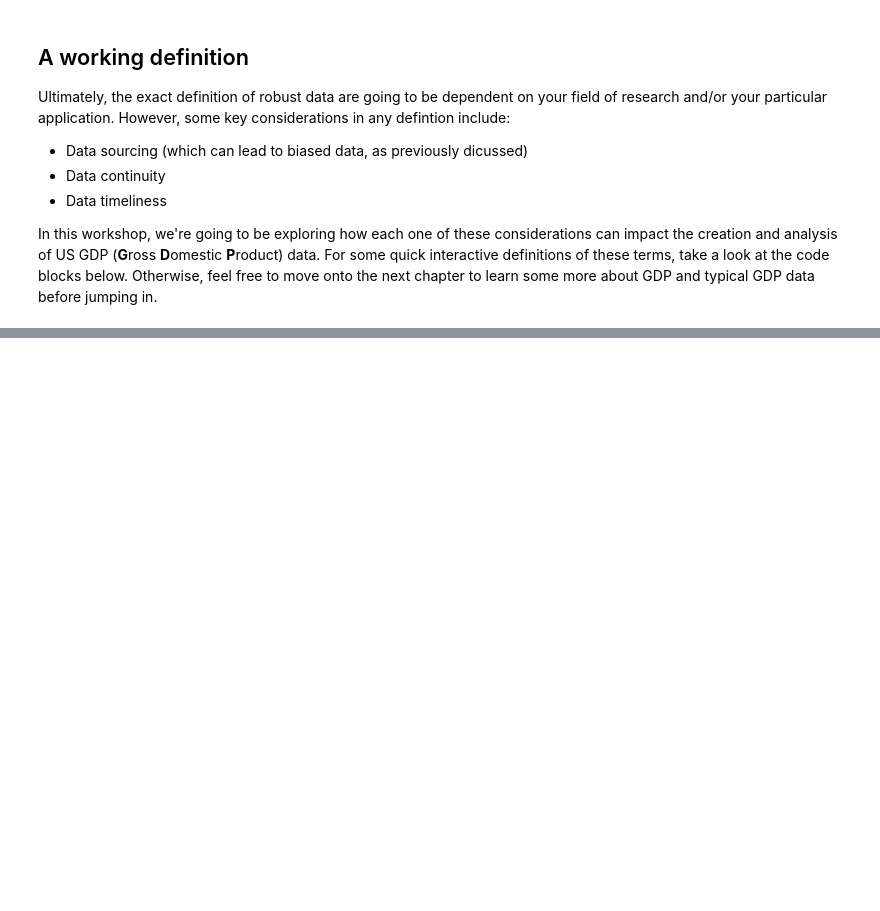
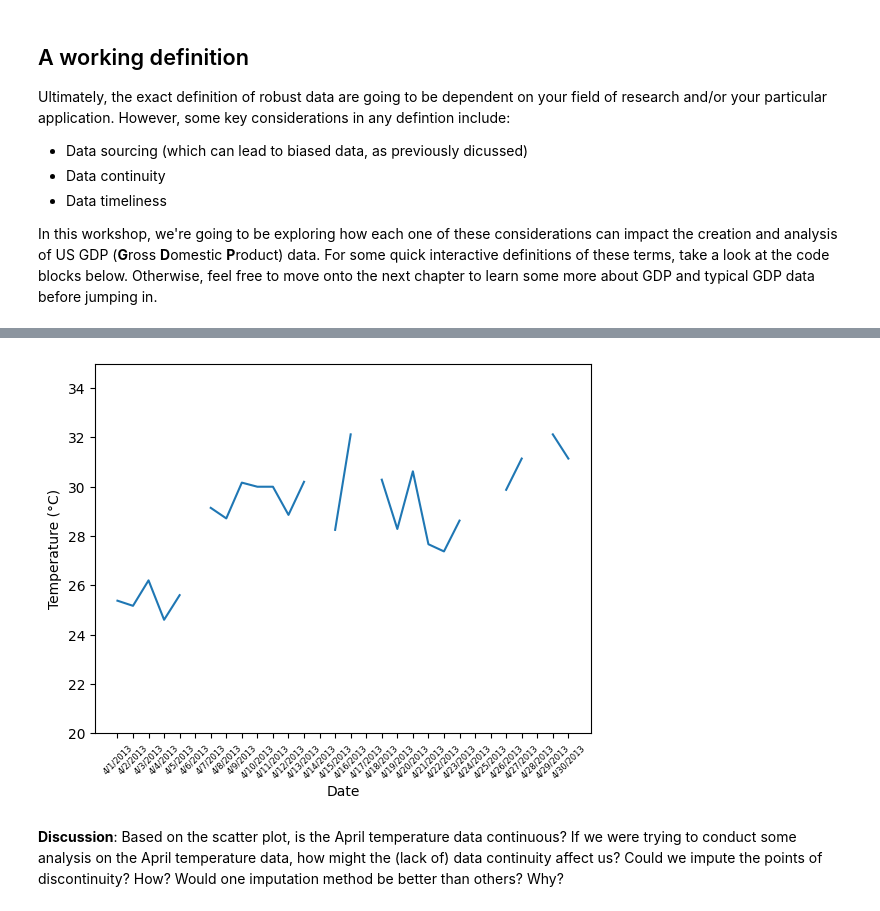
Before and after one commit to roflauren-roflauren/GearUp-MessyData, a Jupyter notebook: fall_2022/chapters/motivation.ipynb, the cells around one changed output, grey strips where cells are left out. Drawn from its saved outputs; the diff is of its cells as text; code cells hidden in the pictures; blank space fills up the shorter version.

```diff
--- a/fall_2022/chapters/motivation.ipynb
+++ b/fall_2022/chapters/motivation.ipynb
@@ -118,0 +132,12 @@ FileNotFoundError: [Errno 2] No such file or directory: 'c:\\Users\\ad2we\\Deskt
+# %%
+""" DATA CONTINUITY INTERACTIVE DEFINITION """
+# importing some libraries:
+import os                           # use: file management and access
+import pandas as pd                 # use: data intake and manipulation
+import matplotlib.pyplot as plt     # use: custom data visualization
+
+# retrieving the data - this is a dataset detailing time series climate data in Delhi:
+# source: https://www.kaggle.com/datasets/sumanthvrao/daily-climate-time-series-data
+home_dir  = os.path.dirname(os.getcwd())
+data_path = os.sep + 'sample_datasets' + os.sep + 'daily_delhi_climate.csv'
+data = pd.read_csv(home_dir + data_path, encoding='utf-8')
@@ -118,0 +171,25 @@ FileNotFoundError: [Errno 2] No such file or directory: 'c:\\Users\\ad2we\\Deskt
+# %%
+# let's take a look at the mean temperature in april:
+
+# subset just the date and temperature columns:
+data = data[['date', 'meantemp']]
+
+# filter rows for just the dates occurring in april:
+april_start_end_idxs = data.index[(data['date'] == "4/1/2013") | (data['date'] == "4/30/2013")].tolist()
+april_only_data = data[(april_start_end_idxs[0]) : (april_start_end_idxs[1] + 1)]
+# %%
+# are any dates missing? let's make a scatterplot to see:
+plt.plot(april_only_data['date'], april_only_data['meantemp'])
+
+# some formatting options to make the plot readable:
+plt.xticks(rotation = 45, fontsize = 6)
+plt.ylim((20,35))
+plt.xlabel("Date")
+plt.ylabel("Temperature (°C)")
+
+# display the plot:
+plt.show()
+# %% [output]
+[figure, added]
+# %% [markdown]
+**Discussion**: Based on the scatter plot, is the April temperature data continuous? If we were trying to conduct some analysis on the April temperature data, how might the (lack of) data continuity affect us? Could we impute the points of discontinuity? How? Would one imputation method be better than others? Why?
```
Also changed, not shown: parts of 15 cells of this notebook, 4 other files.
